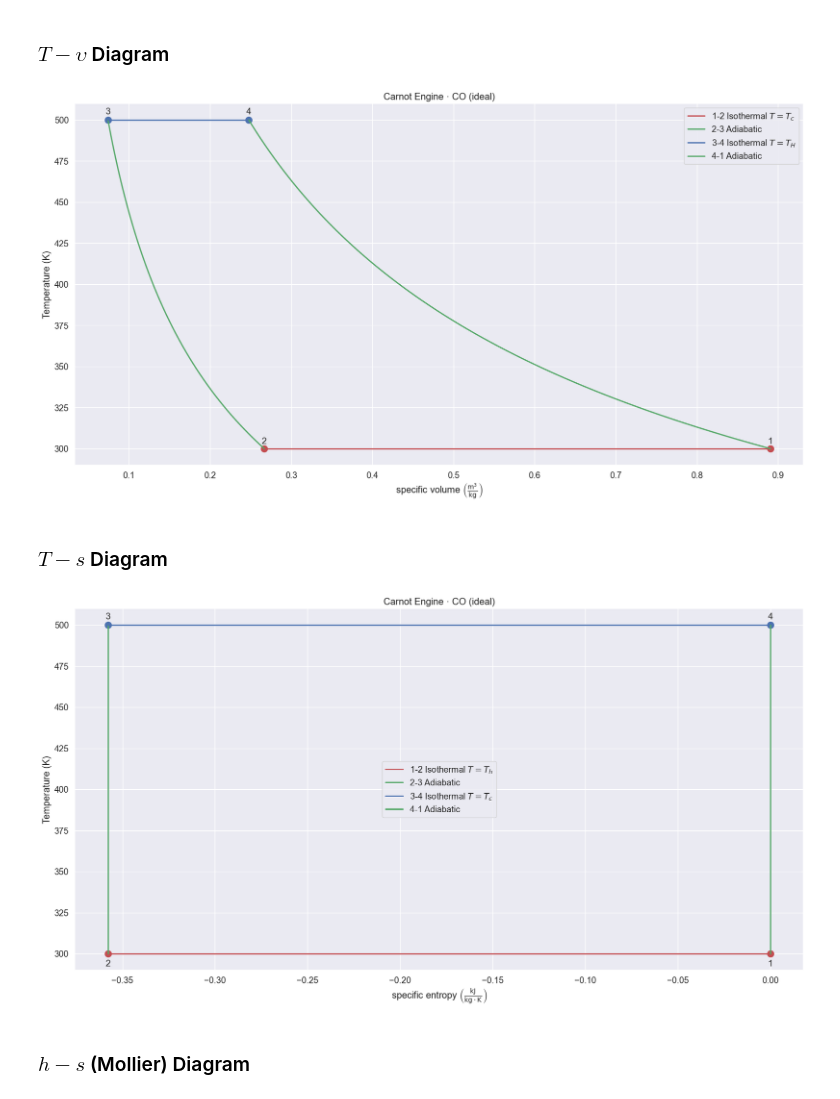
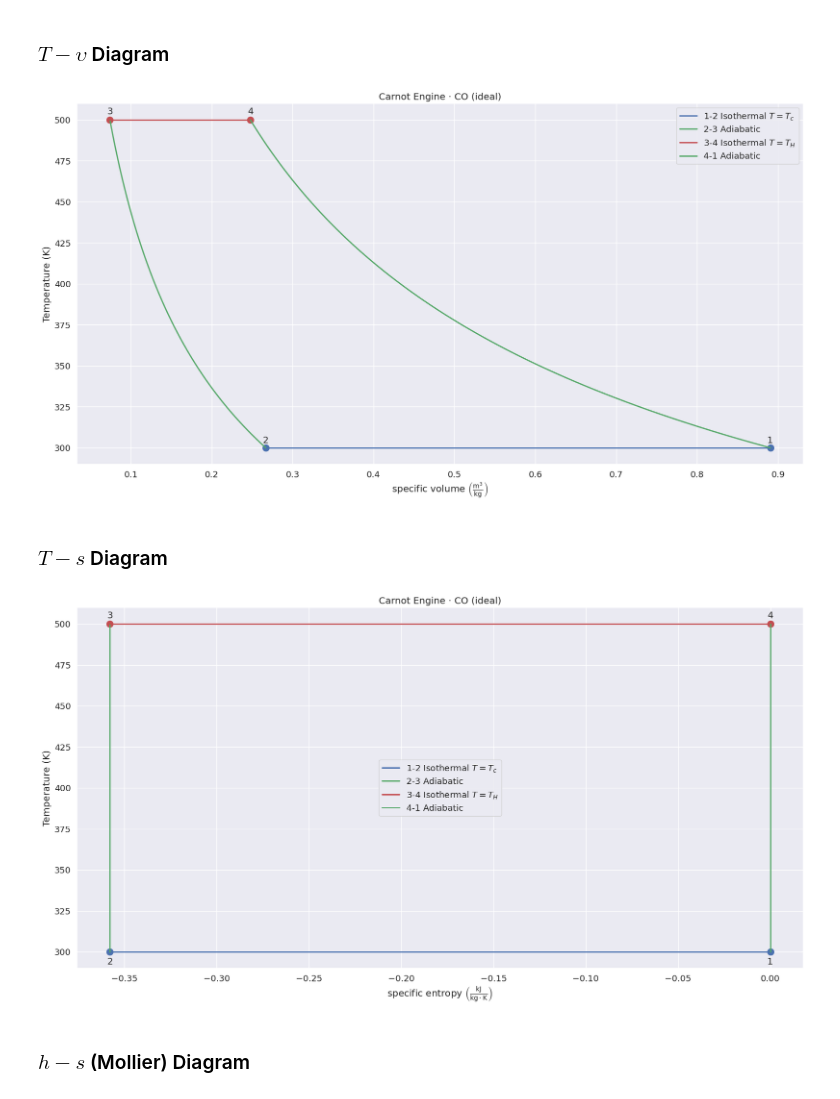
Before and after one commit to phystopia/thermodynamics, a Jupyter notebook: carnot_CO_ideal.ipynb, the cells around one changed output. Saved outputs shown, nothing was run; the diff lists cells and outputs as text; code cells hidden in the pictures.

```diff
--- a/carnot_CO_ideal.ipynb
+++ b/carnot_CO_ideal.ipynb
@@ -317,5 +343,5 @@ $$ s_2 = s_1 + c_p \, \ln \left( \frac{T_2}{T_1} \right) - R \, \ln \left( \frac
 # %%
-s2 = s1 + cp * np.log(T2/T1) - R * np.log(P2/P1) # entropy for an ideal gas
+s2 = R * np.log(v2/v1) + s1 # entropy for an ideal gas in an isothermall process
 print(f's₂: {s2:.5f} kJ/(kg·K)')
 # %% [output]
 s₂: -0.35780 kJ/(kg·K)
@@ -383,4 +415,4 @@ $$ s_4 = s_1 + c_p \, \ln \left( \frac{T_4}{T_1} \right) - R \, \ln \left( \frac
 # %%
-s4 = s1 + cp * np.log(T4/T1) - R * np.log(P4/P1) # entropy for an ideal gas
+s4 = R * np.log(v4/v3) + s3 # entropy for an ideal gas in an isothermal process
 print(f's₄: {s4:.1f} kJ/(kg·K)')
 # %% [output]
@@ -677,8 +709,8 @@ fig, ax = plt.subplots(figsize=(20, 10))
 ax.set_title('Carnot Engine · CO (ideal)')
 
 # State markers
-ax.plot([v1, v2], [T1, T2], 'ro', markersize=10)  # States 1-2
-ax.plot([v3, v4], [T3, T4], 'bo', markersize=10)  # States 3-4
+ax.plot([v1, v2], [T1, T2], 'bo', markersize=10)  # States 1-2
+ax.plot([v3, v4], [T3, T4], 'ro', markersize=10)  # States 3-4
 
 # State annotations
 ax.annotate('1', xy=(v1, T1), xytext=(v1, T1*1.01), fontsize=14, ha='center')   # State 1
@@ -687,9 +719,9 @@ ax.annotate('3', xy=(v3, T3), xytext=(v3, T3*1.007), fontsize=14, ha='center')
 ax.annotate('4', xy=(v4, T4), xytext=(v4, T4*1.007), fontsize=14, ha='center')  # State 4
 
 # Process curves
-ax.plot(v12, T12, 'r-', linewidth=2, label=r'1-2 Isothermal $T=T_c$')  # 1➛2: Isothermal
+ax.plot(v12, T12, 'b-', linewidth=2, label=r'1-2 Isothermal $T=T_c$')  # 1➛2: Isothermal
 ax.plot(v23, T23, 'g-', linewidth=2, label= '2-3 Adiabatic')           # 2➛3: Adiabatic
-ax.plot(v34, T34, 'b-', linewidth=2, label=r'3-4 Isothermal $T=T_H$')  # 3➛4: Isothermal
+ax.plot(v34, T34, 'r-', linewidth=2, label=r'3-4 Isothermal $T=T_H$')  # 3➛4: Isothermal
 ax.plot(v41, T41, 'g-', linewidth=2, label= '4-1 Adiabatic')           # 4➛1: Adiabatic
 
 # Axis labels and formatting
@@ -701,41 +733,41 @@ ax.legend()   # Display legend to identify processes
 
 plt.show()
 # %% [output]
-[figure, old version]
+[figure, new version]
 # %% [markdown]
 ### $T-s$ Diagram
 # %%
 fig, ax = plt.subplots(figsize=(20,10))
 
 # Title
 ax.set_title('Carnot Engine · CO (ideal)')
 
 # State markers
-ax.plot([s1, s2], [T1, T2], 'ro', markersize=10)  # States 1-2
-ax.plot([s3, s4], [T3, T4], 'bo', markersize=10)  # States 3-4
+ax.plot([s1, s2], [T1, T2], 'bo', markersize=10)  # States 1-2
+ax.plot([s3, s4], [T3, T4], 'ro', markersize=10)  # States 3-4
 
 # State annotations
 ax.annotate('1', xy=(s1, T1), xytext=(s1, T1*0.975), fontsize=14, ha='center')  # State 1
 ax.annotate('2', xy=(s2, T2), xytext=(s2, T2*0.975), fontsize=14, ha='center')  # State 2
 ax.annotate('3', xy=(s3, T3), xytext=(s3, T3*1.007), fontsize=14, ha='center')  # State 3
 ax.annotate('4', xy=(s4, T4), xytext=(s4, T4*1.007), fontsize=14, ha='center')  # State 4
 
 # Process curves
-ax.plot(s12, T12, 'r-', linewidth=2, label=r'1-2 Isothermal $T=T_h$')  # 1➛2: Isothermal
+ax.plot(s12, T12, 'b-', linewidth=2, label=r'1-2 Isothermal $T=T_c$')  # 1➛2: Isothermal
 ax.plot(s23, T23, 'g-', linewidth=2, label= '2-3 Adiabatic')           # 2➛3: Adiabatic
-ax.plot(s34, T34, 'b-', linewidth=2, label=r'3-4 Isothermal $T=T_c$')  # 3➛4: Isothermal
+ax.plot(s34, T34, 'r-', linewidth=2, label=r'3-4 Isothermal $T=T_H$')  # 3➛4: Isothermal
 ax.plot(s41, T41, 'g-', linewidth=2, label= '4-1 Adiabatic')           # 4➛1: Adiabatic
 
 # Axis labels
 ax.set_ylabel('Temperature (K)')
 ax.set_xlabel(r'specific entropy $\left( \mathrm{\frac{kJ}{kg \cdot K}} \right)$')
 
 ax.grid(True) # Enable grid
 ax.legend()   # Show legend
 
 plt.show()
 # %% [output]
-[figure, old version]
+[figure, new version]
 # %% [markdown]
 ### $h-s$ (Mollier) Diagram
 # %%
```
Also changed, not shown: parts of 69 cells of this notebook.
